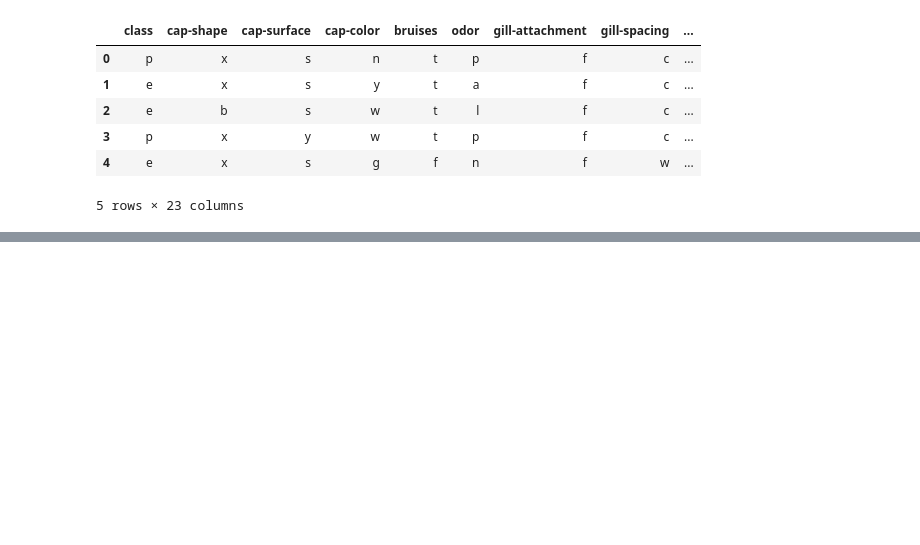
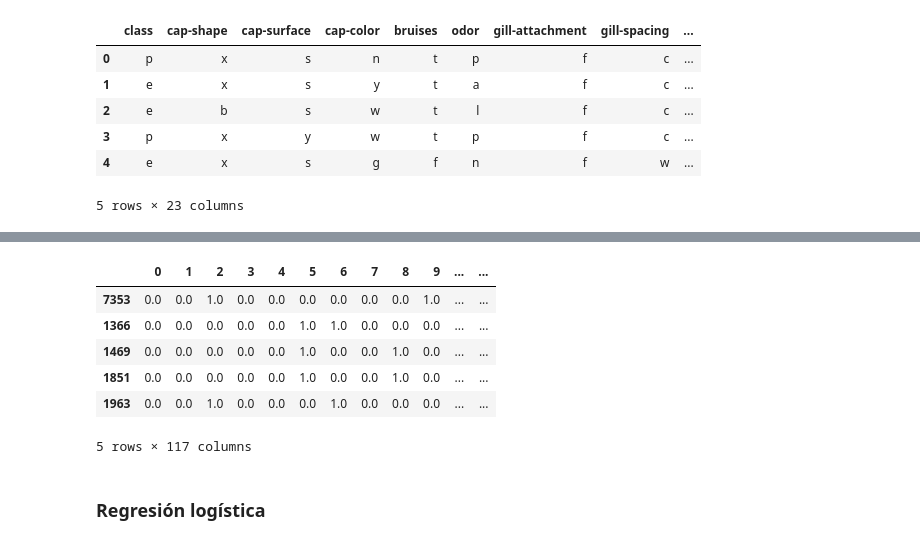
Before and after one commit to BorisRendon/Mushrooms-predictor, a Jupyter notebook: Mushroom_predictor.ipynb, the cells around one changed output, grey strips where cells are left out. Cells and saved outputs as stored; diff of their text form; code cells hidden in the pictures; blank space fills up the shorter version.

```diff
--- a/Mushroom_predictor.ipynb
+++ b/Mushroom_predictor.ipynb
@@ -14,0 +196,2 @@ df.head()
+# %%
+mushrooms_class = DataFrame(mushrooms['class'])
@@ -14,0 +207,3 @@ df.head()
+# %%
+y=pd.Series(np.where(mushrooms_class['class'].values == 'p', 1, 0),
+          mushrooms_class.index)
@@ -14,0 +253,2 @@ df.head()
+# %%
+X_train,X_test,y_train,y_test = train_test_split(encoded_mushrooms1,y, test_size=0.35,random_state=42,shuffle=True)
@@ -14,0 +263,12 @@ df.head()
+# %%
+X_train.head()
+# %% [output]
+|  | 0 | 1 | 2 | 3 | 4 | 5 | 6 | 7 | 8 | 9 | ... | ... |
+| 7353 | 0.0 | 0.0 | 1.0 | 0.0 | 0.0 | 0.0 | 0.0 | 0.0 | 0.0 | 1.0 | ... | ... |
+| 1366 | 0.0 | 0.0 | 0.0 | 0.0 | 0.0 | 1.0 | 1.0 | 0.0 | 0.0 | 0.0 | ... | ... |
+| 1469 | 0.0 | 0.0 | 0.0 | 0.0 | 0.0 | 1.0 | 0.0 | 0.0 | 1.0 | 0.0 | ... | ... |
+| 1851 | 0.0 | 0.0 | 0.0 | 0.0 | 0.0 | 1.0 | 0.0 | 0.0 | 1.0 | 0.0 | ... | ... |
+| 1963 | 0.0 | 0.0 | 1.0 | 0.0 | 0.0 | 0.0 | 1.0 | 0.0 | 0.0 | 0.0 | ... | ... |
+5 rows × 117 columns
+# %% [markdown]
+### Regresión logística
```
Also changed, not shown: parts of 58 cells of this notebook, 6 other files.
